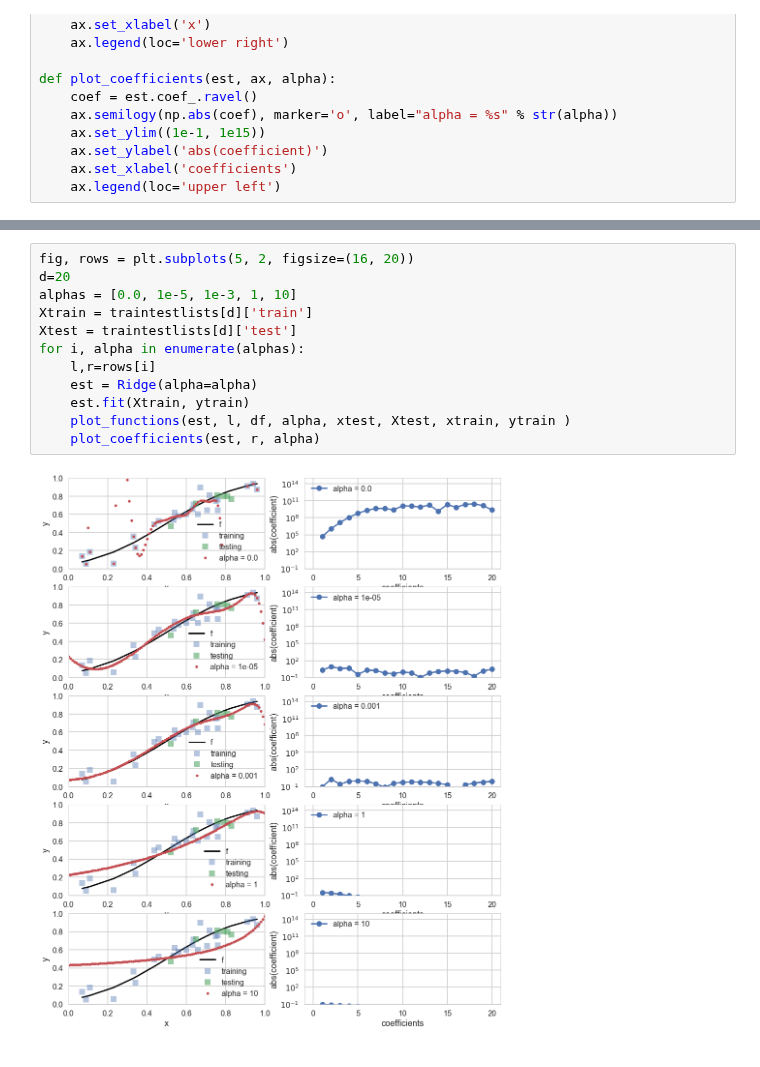
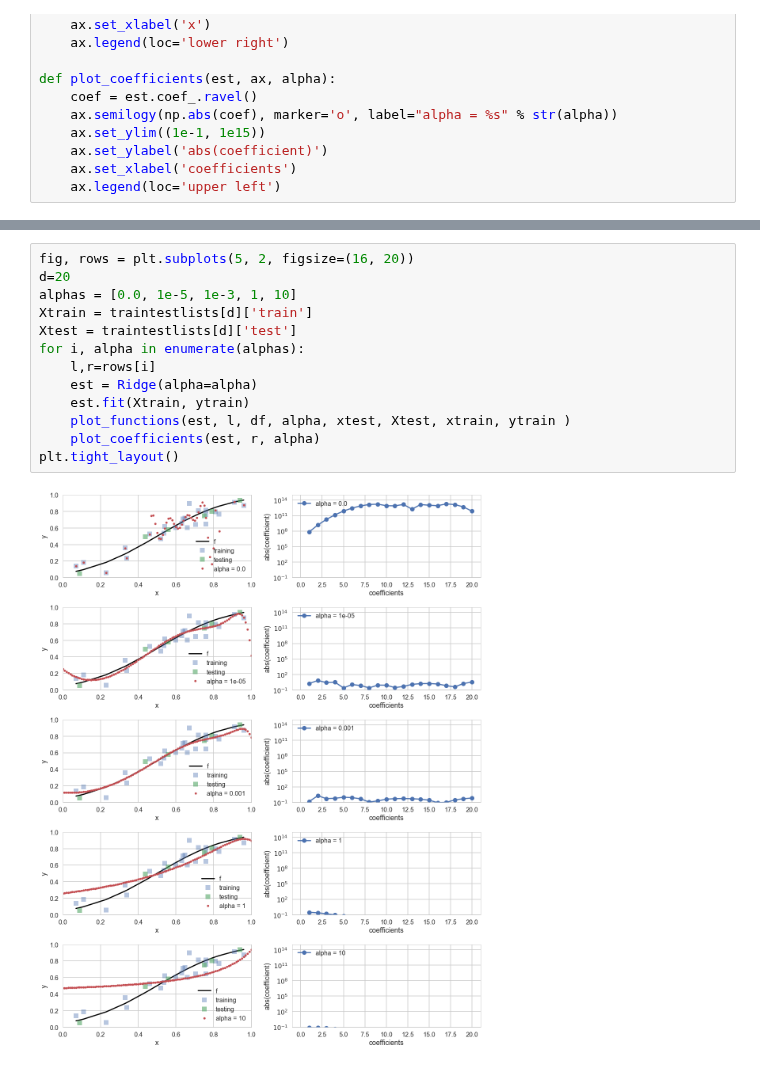
Before and after one commit to wclaybaugh/2017, a Jupyter notebook: wiki/regularization.ipynb, the cells around one changed output, grey strips where cells are left out. Cells and saved outputs as stored; diff of their text form.

```diff
--- a/wiki/regularization.ipynb
+++ b/wiki/regularization.ipynb
@@ -208,15 +206,16 @@ Let's see what some of the $\alpha$s do. The diagram below trains on the entire
 # %%
 fig, rows = plt.subplots(5, 2, figsize=(16, 20))
 d=20
 alphas = [0.0, 1e-5, 1e-3, 1, 10]
 Xtrain = traintestlists[d]['train']
 Xtest = traintestlists[d]['test']
 for i, alpha in enumerate(alphas):
     l,r=rows[i]
     est = Ridge(alpha=alpha)
     est.fit(Xtrain, ytrain)
     plot_functions(est, l, df, alpha, xtest, Xtest, xtrain, ytrain )
     plot_coefficients(est, r, alpha)
+plt.tight_layout()
 # %% [output]
-[figure, old version]
+[figure, new version]
 # %% [markdown]
```
Also changed, not shown: parts of 10 cells of this notebook, 8 other files.
